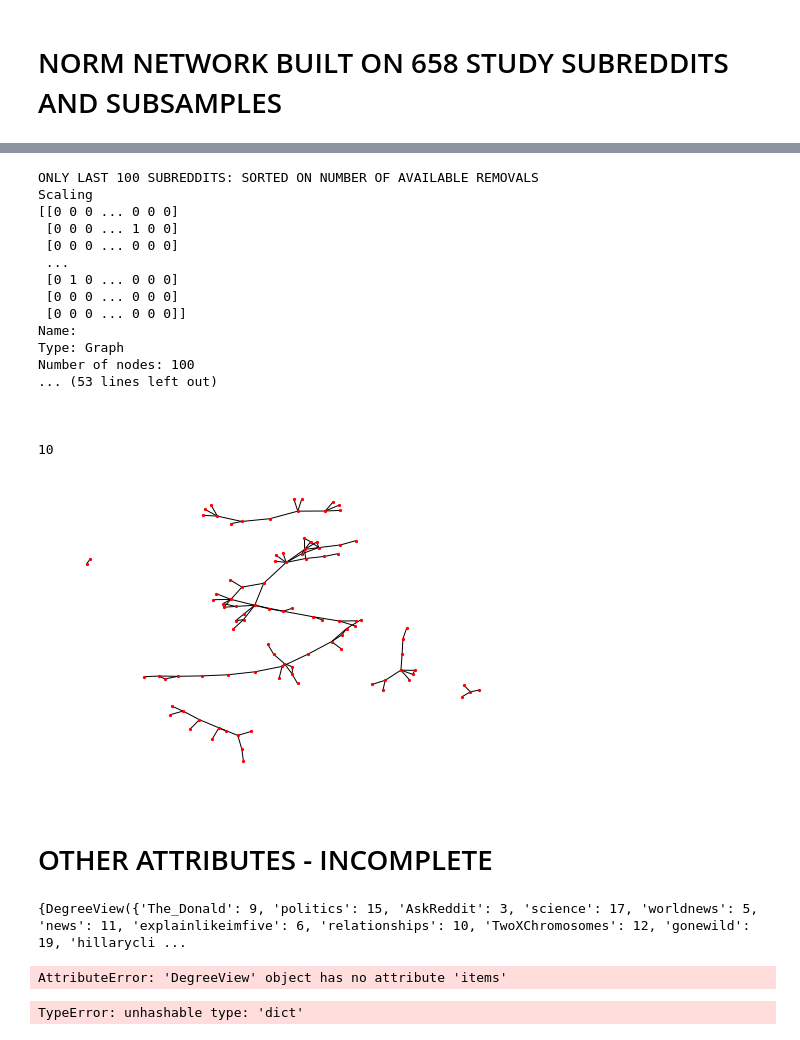
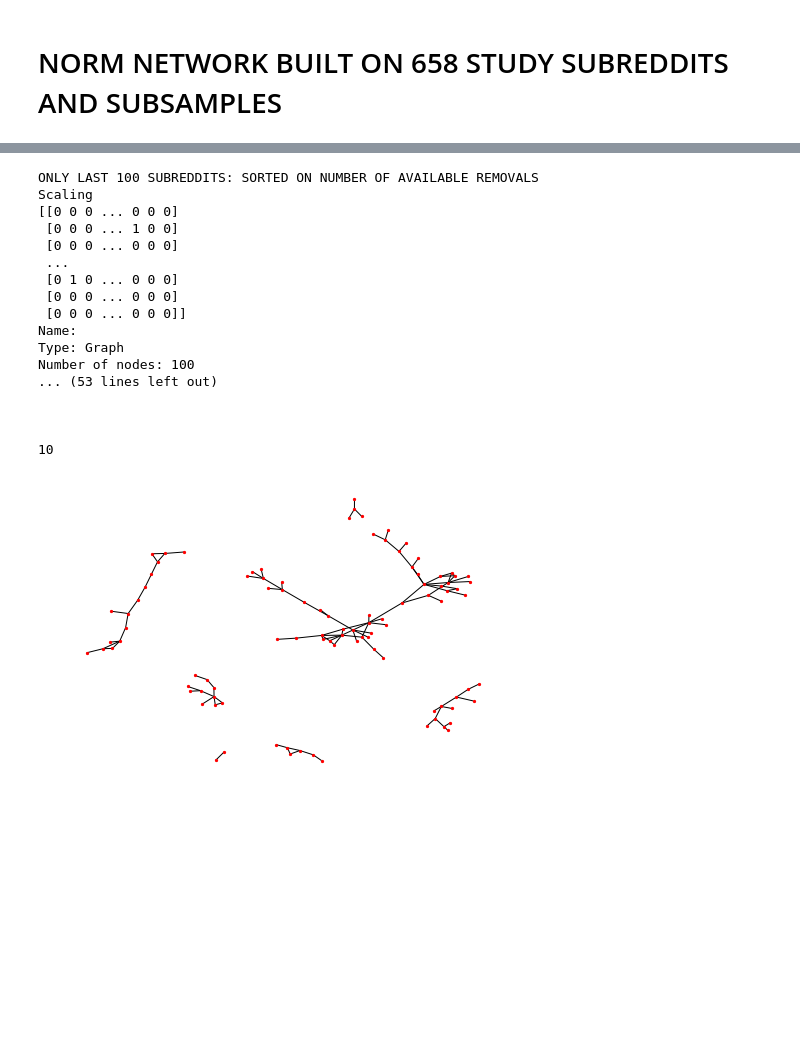
Before and after one commit to ceshwar/norm-network, a Jupyter notebook: norm-network-reddit.ipynb, the cells around one changed output, grey strips where cells are left out. Saved outputs shown, nothing was run; the diff lists cells and outputs as text; code cells hidden in the pictures; blank space fills up the shorter version.

```diff
--- a/norm-network-reddit.ipynb
+++ b/norm-network-reddit.ipynb
@@ -10,7 +10,8 @@ import pandas as pd
 import matplotlib.pyplot as plt
 %matplotlib inline
 
-data = np.loadtxt('xor-inter-subreddit-agreement.csv')
+datapath = "/Users/eshwar/Downloads/fastText-0.1.0/"
+data = np.loadtxt(datapath + 'xor-inter-subreddit-agreement.csv')
 
 # subsample = "bottom"
 # subsample = "top"
@@ -28,7 +29,7 @@ if subsample == "top":
         for j in range(limit):
             tmp[i][j] = data[i][j]
 
-    col_subs = pd.read_csv('/Users/eshwar/Desktop/research/data/study-subreddits.csv', names= ['subreddit'])['subreddit'][:limit]
+    col_subs = pd.read_csv('~/Desktop/research/data/study-subreddits.csv', names= ['subreddit'])['subreddit'][:limit]
 
 elif subsample == "bottom":
     ###build the networks different only for last 100 subs
@@ -40,13 +41,13 @@ elif subsample == "bottom":
         for j in range(limit):
             tmp[i][j] = data[i + total][j + total]
 
-    col_subs = list(pd.read_csv('/Users/eshwar/Desktop/research/data/study-subreddits.csv', names= ['subreddit'])['subreddit'][total:])
+    col_subs = list(pd.read_csv('~/Desktop/research/data/study-subreddits.csv', names= ['subreddit'])['subreddit'][total:])
 
 else:
     ###no limits
     print("USING ALL 658 SUBREDDITS IN NETWORK")
     tmp = data
-    col_subs = pd.read_csv('/Users/eshwar/Desktop/research/data/study-subreddits.csv', names= ['subreddit'])['subreddit']
+    col_subs = pd.read_csv('~/Desktop/research/data/study-subreddits.csv', names= ['subreddit'])['subreddit']
 
 #################
 num_subs = len(tmp)
@@ -134,7 +135,7 @@ for c in sorted(map(sorted, next_level_communities)):
     print("\n\n\n")
 print(count)
 
-plt.savefig(subsample + '.pdf')
+plt.savefig('figures/' + subsample + '.pdf')
 # %% [output]
 USING ALL 658 SUBREDDITS IN NETWORK
 Scaling
@@ -161,7 +162,8 @@ import pandas as pd
 import matplotlib.pyplot as plt
 %matplotlib inline
 
-data = np.loadtxt('xor-inter-subreddit-agreement.csv')
+datapath = "/Users/eshwar/Downloads/fastText-0.1.0/"
+data = np.loadtxt(datapath + 'xor-inter-subreddit-agreement.csv')
 
 # subsample = "bottom"
 subsample = "top"
@@ -179,7 +181,7 @@ if subsample == "top":
         for j in range(limit):
             tmp[i][j] = data[i][j]
 
-    col_subs = pd.read_csv('/Users/eshwar/Desktop/research/data/study-subreddits.csv', names= ['subreddit'])['subreddit'][:limit]
+    col_subs = pd.read_csv('~/Desktop/research/data/study-subreddits.csv', names= ['subreddit'])['subreddit'][:limit]
 
 elif subsample == "bottom":
     ###build the networks different only for last 100 subs
@@ -191,13 +193,13 @@ elif subsample == "bottom":
         for j in range(limit):
             tmp[i][j] = data[i + total][j + total]
 
-    col_subs = list(pd.read_csv('/Users/eshwar/Desktop/research/data/study-subreddits.csv', names= ['subreddit'])['subreddit'][total:])
+    col_subs = list(pd.read_csv('~/Desktop/research/data/study-subreddits.csv', names= ['subreddit'])['subreddit'][total:])
 
 else:
     ###no limits
     print("USING ALL 658 SUBREDDITS IN NETWORK")
     tmp = data
-    col_subs = pd.read_csv('/Users/eshwar/Desktop/research/data/study-subreddits.csv', names= ['subreddit'])['subreddit']
+    col_subs = pd.read_csv('~/Desktop/research/data/study-subreddits.csv', names= ['subreddit'])['subreddit']
 
 #################
 num_subs = len(tmp)
@@ -285,7 +287,7 @@ for c in sorted(map(sorted, next_level_communities)):
     print("\n\n\n")
 print(count)
 
-plt.savefig(subsample + '.pdf')
+plt.savefig('figures/' + subsample + '.pdf')
 # %% [output]
 ONLY TOP 100 SUBREDDITS: SORTED ON NUMBER OF AVAILABLE REMOVALS
 Scaling
@@ -312,7 +314,8 @@ import pandas as pd
 import matplotlib.pyplot as plt
 %matplotlib inline
 
-data = np.loadtxt('xor-inter-subreddit-agreement.csv')
+datapath = "/Users/eshwar/Downloads/fastText-0.1.0/"
+data = np.loadtxt(datapath + 'xor-inter-subreddit-agreement.csv')
 
 subsample = "bottom"
 # subsample = "top"
@@ -330,7 +333,7 @@ if subsample == "top":
         for j in range(limit):
             tmp[i][j] = data[i][j]
 
-    col_subs = pd.read_csv('/Users/eshwar/Desktop/research/data/study-subreddits.csv', names= ['subreddit'])['subreddit'][:limit]
+    col_subs = pd.read_csv('~/Desktop/research/data/study-subreddits.csv', names= ['subreddit'])['subreddit'][:limit]
 
 elif subsample == "bottom":
     ###build the networks different only for last 100 subs
@@ -342,13 +345,13 @@ elif subsample == "bottom":
         for j in range(limit):
             tmp[i][j] = data[i + total][j + total]
 
-    col_subs = list(pd.read_csv('/Users/eshwar/Desktop/research/data/study-subreddits.csv', names= ['subreddit'])['subreddit'][total:])
+    col_subs = list(pd.read_csv('~/Desktop/research/data/study-subreddits.csv', names= ['subreddit'])['subreddit'][total:])
 
 else:
     ###no limits
     print("USING ALL 658 SUBREDDITS IN NETWORK")
     tmp = data
-    col_subs = pd.read_csv('/Users/eshwar/Desktop/research/data/study-subreddits.csv', names= ['subreddit'])['subreddit']
+    col_subs = pd.read_csv('~/Desktop/research/data/study-subreddits.csv', names= ['subreddit'])['subreddit']
 
 #################
 num_subs = len(tmp)
@@ -427,34 +430,32 @@ from networkx.algorithms import community
 communities_generator = community.girvan_newman(G)
 top_level_communities = next(communities_generator)
 next_level_communities = next(communities_generator)
 sorted(map(sorted, next_level_communities))
 
 count = 0
 for c in sorted(map(sorted, next_level_communities)):
     print(c)
     count += 1
     print("\n\n\n")
 print(count)
 
-plt.savefig(subsample + '.pdf')
+plt.savefig('figures/' + subsample + '.pdf')
 # %% [output]
 ONLY LAST 100 SUBREDDITS: SORTED ON NUMBER OF AVAILABLE REMOVALS
 Scaling
 [[0 0 0 ... 0 0 0]
  [0 0 0 ... 1 0 0]
  [0 0 0 ... 0 0 0]
  ...
  [0 1 0 ... 0 0 0]
  [0 0 0 ... 0 0 0]
  [0 0 0 ... 0 0 0]]
 Name:
 Type: Graph
 Number of nodes: 100
 ... (53 lines left out)
 
 
 
 10
-[figure, old version]
+[figure, new version]
-# %% [markdown]
-# OTHER ATTRIBUTES - INCOMPLETE
@@ -464,17 +461,0 @@ nx.set_node_attributes(G, 'degree', degree_dict)
-# %%
-print(G.node['The_Donald'])
-# %% [output]
-{DegreeView({'The_Donald': 9, 'politics': 15, 'AskReddit': 3, 'science': 17, 'worldnews': 5, 'news': 11, 'explainlikeimfive': 6, 'relationships': 10, 'TwoXChromosomes': 12, 'gonewild': 19, 'hillarycli ...
-# %%
-sorted_degree = sorted(degree_dict.items(), key=itemgetter(1), reverse=True)
-# %% [output]
-AttributeError: 'DegreeView' object has no attribute 'items'
-# %%
-betweenness_dict = nx.betweenness_centrality(G) # Run betweenness centrality
-eigenvector_dict = nx.eigenvector_centrality(G) # Run eigenvector centrality
-
-# Assign each to an attribute in your network
-nx.set_node_attributes(G, 'betweenness', betweenness_dict)
-nx.set_node_attributes(G, 'eigenvector', eigenvector_dict)
-# %% [output]
-TypeError: unhashable type: 'dict'
```
Also changed, not shown: parts of 18 cells of this notebook.
